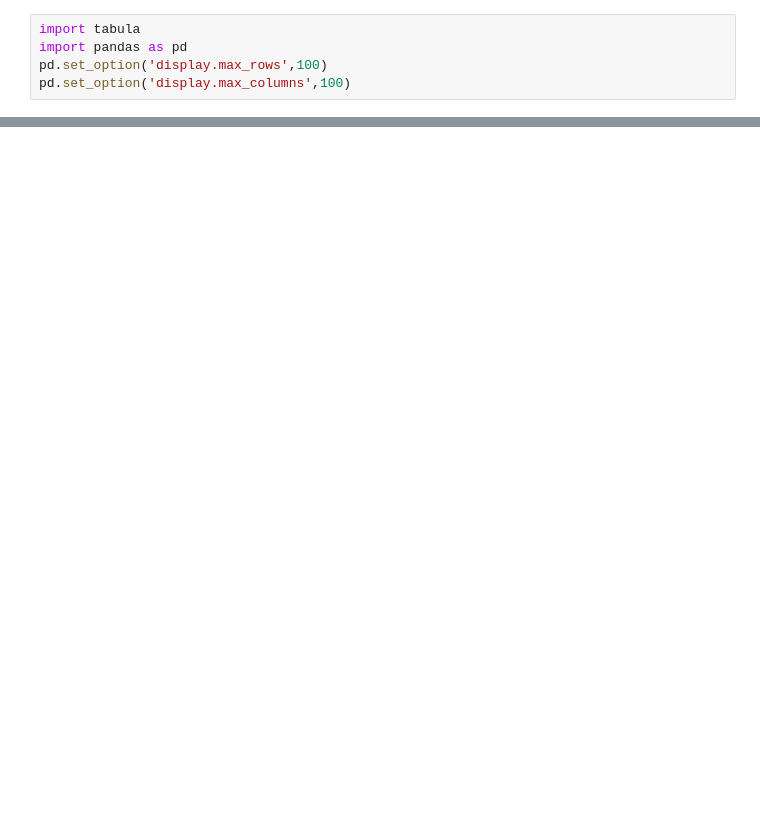
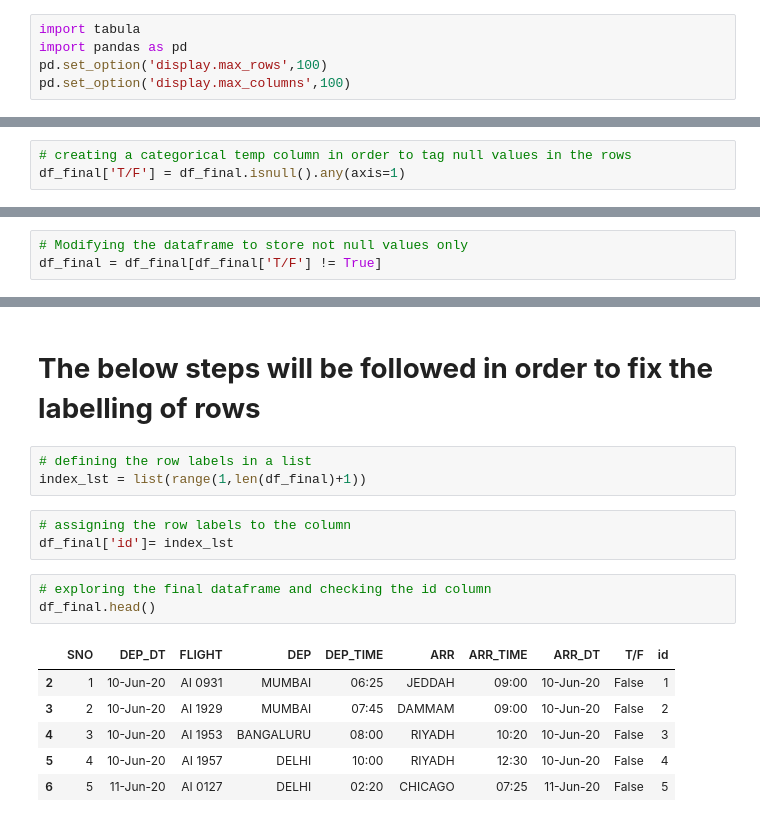
Before and after one commit to etegaurav/Projects, a Jupyter notebook: Extract_PDF_information_using_google_colab.ipynb, the cells around one changed output, grey strips where cells are left out. Drawn from its saved outputs; the diff is of its cells as text; blank space fills up the shorter version.

Commit message:
Created using Colaboratory- Finalized code for extracting data and saving into excel file

```diff
--- a/Extract_PDF_information_using_google_colab.ipynb
+++ b/Extract_PDF_information_using_google_colab.ipynb
@@ -224,0 +197,3 @@ output = df_phase3.to_excel('phase3_schedule.xlsx')
+# %%
+# creating a categorical temp column in order to tag null values in the rows
+df_final['T/F'] = df_final.isnull().any(axis=1)
@@ -224,0 +209,3 @@ output = df_phase3.to_excel('phase3_schedule.xlsx')
+# %%
+# Modifying the dataframe to store not null values only
+df_final = df_final[df_final['T/F'] != True]
@@ -224,0 +228,18 @@ output = df_phase3.to_excel('phase3_schedule.xlsx')
+# %% [markdown]
+# **The below steps will be followed in order to fix the labelling of rows**
+# %%
+# defining the row labels in a list
+index_lst = list(range(1,len(df_final)+1))
+# %%
+# assigning the row labels to the column
+df_final['id']= index_lst
+# %%
+# exploring the final dataframe and checking the id column
+df_final.head()
+# %% [output]
+|  | SNO | DEP_DT | FLIGHT | DEP | DEP_TIME | ARR | ARR_TIME | ARR_DT | T/F | id |
+| 2 | 1 | 10-Jun-20 | AI 0931 | MUMBAI | 06:25 | JEDDAH | 09:00 | 10-Jun-20 | False | 1 |
+| 3 | 2 | 10-Jun-20 | AI 1929 | MUMBAI | 07:45 | DAMMAM | 09:00 | 10-Jun-20 | False | 2 |
+| 4 | 3 | 10-Jun-20 | AI 1953 | BANGALURU | 08:00 | RIYADH | 10:20 | 10-Jun-20 | False | 3 |
+| 5 | 4 | 10-Jun-20 | AI 1957 | DELHI | 10:00 | RIYADH | 12:30 | 10-Jun-20 | False | 4 |
+| 6 | 5 | 11-Jun-20 | AI 0127 | DELHI | 02:20 | CHICAGO | 07:25 | 11-Jun-20 | False | 5 |
```
Also changed, not shown: parts of 68 cells of this notebook.
